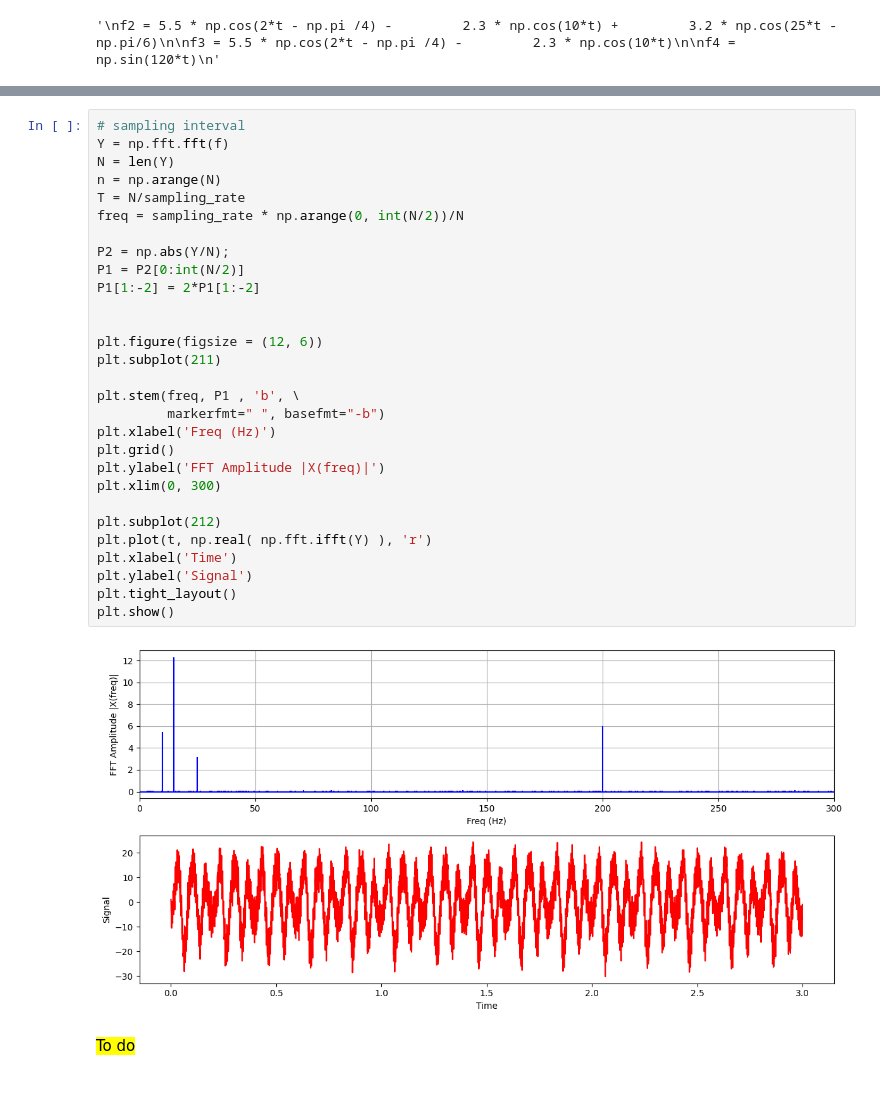
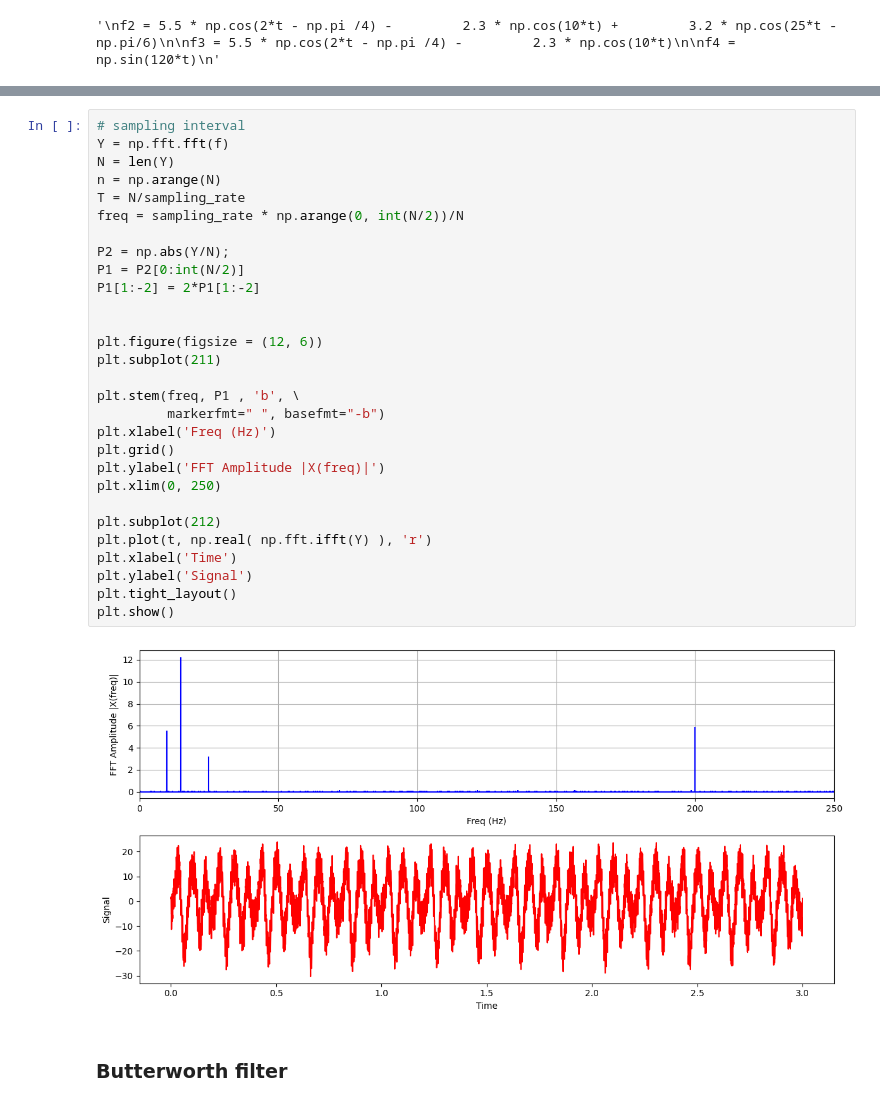
Before and after one commit to MKerner3/Pitot-Tube, a Jupyter notebook: fftandfilter.ipynb, the cells around one changed output, grey strips where cells are left out. Saved outputs shown, nothing was run; the diff lists cells and outputs as text.

```diff
--- a/fftandfilter.ipynb
+++ b/fftandfilter.ipynb
@@ -40,34 +40,34 @@ plt.show()
 # %%
 # sampling interval
 Y = np.fft.fft(f)
 N = len(Y)
 n = np.arange(N)
 T = N/sampling_rate
 freq = sampling_rate * np.arange(0, int(N/2))/N
 
 P2 = np.abs(Y/N);
 P1 = P2[0:int(N/2)]
 P1[1:-2] = 2*P1[1:-2]
 
 
 plt.figure(figsize = (12, 6))
 plt.subplot(211)
 
 plt.stem(freq, P1 , 'b', \
          markerfmt=" ", basefmt="-b")
 plt.xlabel('Freq (Hz)')
 plt.grid()
 plt.ylabel('FFT Amplitude |X(freq)|')
-plt.xlim(0, 300)
+plt.xlim(0, 250)
 
 plt.subplot(212)
 plt.plot(t, np.real( np.fft.ifft(Y) ), 'r')
 plt.xlabel('Time')
 plt.ylabel('Signal')
 plt.tight_layout()
 plt.show()
 # %% [output]
-[figure, old version]
+[figure, new version]
 # %% [markdown]
-<mark> To do </mark>
+### Butterworth filter
 # %%
```
Also changed, not shown: parts of 4 cells of this notebook.
